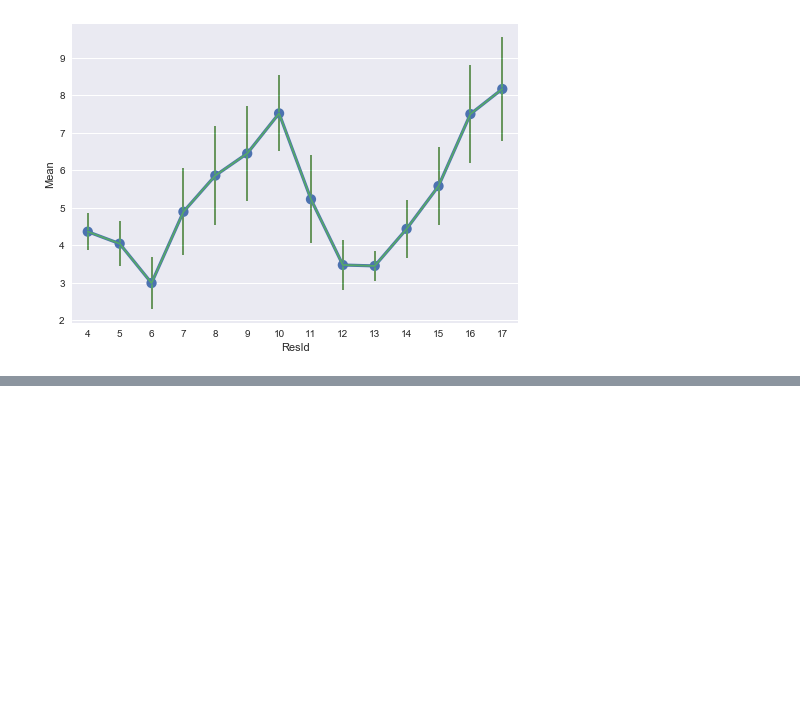
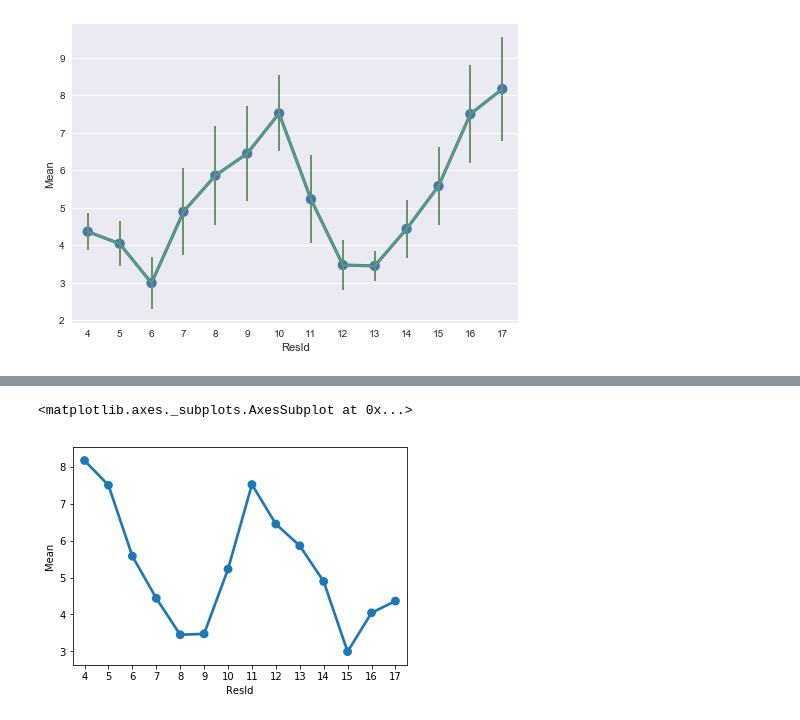
Before and after one commit to satyanarayan-rao/Trj2Shape, a Jupyter notebook: visualization/Shape_plotter.ipynb, the cells around one changed output, grey strips where cells are left out. Saved outputs shown, nothing was run; the diff lists cells and outputs as text; code cells hidden in the pictures; blank space fills up the shorter version.

Commit message:
trying to add 3'-5' plots

```diff
--- a/visualization/Shape_plotter.ipynb
+++ b/visualization/Shape_plotter.ipynb
@@ -81,0 +86,2 @@ mgw_plt.figure.savefig("avg_MGW_profile.png")
+# %%
+rev_subset_avg_mgw_df = subset_avg_mgw_df.copy()
@@ -81,0 +106,2 @@ mgw_plt.figure.savefig("avg_MGW_profile.png")
+# %%
+rev_subset_avg_mgw_df['ResId'] = rev_subset_avg_mgw_df['ResId'][::-1]
@@ -81,0 +126,2 @@ mgw_plt.figure.savefig("avg_MGW_profile.png")
+# %%
+rev_subset_avg_mgw_df['ResId'] = rev_subset_avg_mgw_df['ResId'][::-1].tolist()
@@ -81,0 +146,5 @@ mgw_plt.figure.savefig("avg_MGW_profile.png")
+# %%
+sns.pointplot(data=rev_subset_avg_mgw_df, x="ResId", y="Mean")
+# %% [output]
+<matplotlib.axes._subplots.AxesSubplot at 0x...>
+[figure, added]
```
Also changed, not shown: parts of 4 cells of this notebook, 1 other file.
